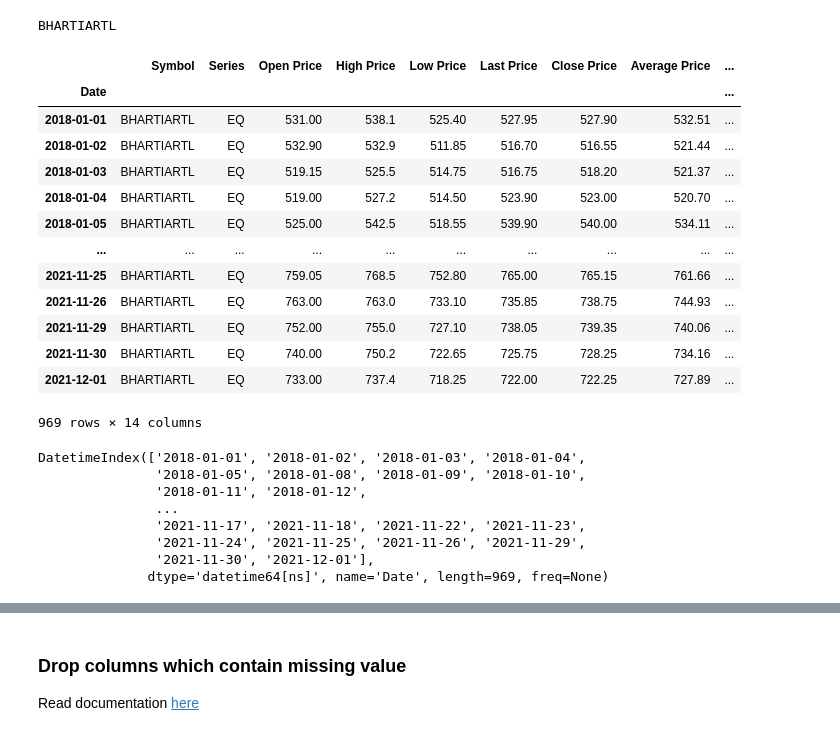
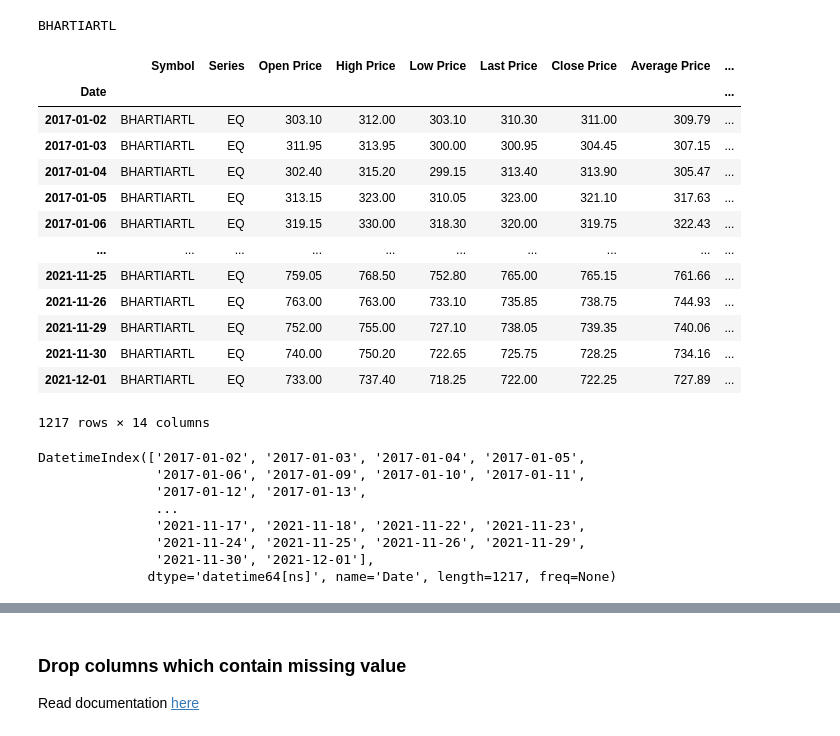
Before and after one commit to Suvraneel/fcc-machine-learning-with-python, a Jupyter notebook: stocksMu.ipynb, the cells around one changed output, grey strips where cells are left out. Drawn from its saved outputs; the diff is of its cells as text; code cells hidden in the pictures.

```diff
--- a/stocksMu.ipynb
+++ b/stocksMu.ipynb
@@ -53,28 +53,28 @@ def convert_date(x,y,z):
 # %%
 from NSEDownload import stocks
 # symbol = input("Enter symbol of stock\n") # Tested : SBIN, AXISBANK, RELIANCE, IOC, BHARTIARTL
 symbol="BHARTIARTL"
-df = stocks.get_data(stockSymbol = symbol, start_date = '1-1-2018', end_date = '01-12-2021')
+df = stocks.get_data(stockSymbol = symbol, start_date = '1-1-2017', end_date = '01-12-2021')
 df = stocks.get_adjusted_data(symbol, df)
 from google.colab import data_table
 data_table.DataTable(df, include_index=True, num_rows_per_page=10)
 # df
 # %% [output]
 BHARTIARTL
 |  | Symbol | Series | Open Price | High Price | Low Price | Last Price | Close Price | Average Price | ... |
 | Date |  |  |  |  |  |  |  |  | ... |
-| 2018-01-01 | BHARTIARTL | EQ | 531.00 | 538.1 | 525.40 | 527.95 | 527.90 | 532.51 | ... |
-| 2018-01-02 | BHARTIARTL | EQ | 532.90 | 532.9 | 511.85 | 516.70 | 516.55 | 521.44 | ... |
-| 2018-01-03 | BHARTIARTL | EQ | 519.15 | 525.5 | 514.75 | 516.75 | 518.20 | 521.37 | ... |
-| 2018-01-04 | BHARTIARTL | EQ | 519.00 | 527.2 | 514.50 | 523.90 | 523.00 | 520.70 | ... |
-| 2018-01-05 | BHARTIARTL | EQ | 525.00 | 542.5 | 518.55 | 539.90 | 540.00 | 534.11 | ... |
+| 2017-01-02 | BHARTIARTL | EQ | 303.10 | 312.00 | 303.10 | 310.30 | 311.00 | 309.79 | ... |
+| 2017-01-03 | BHARTIARTL | EQ | 311.95 | 313.95 | 300.00 | 300.95 | 304.45 | 307.15 | ... |
+| 2017-01-04 | BHARTIARTL | EQ | 302.40 | 315.20 | 299.15 | 313.40 | 313.90 | 305.47 | ... |
+| 2017-01-05 | BHARTIARTL | EQ | 313.15 | 323.00 | 310.05 | 323.00 | 321.10 | 317.63 | ... |
+| 2017-01-06 | BHARTIARTL | EQ | 319.15 | 330.00 | 318.30 | 320.00 | 319.75 | 322.43 | ... |
 | ... | ... | ... | ... | ... | ... | ... | ... | ... | ... |
-| 2021-11-25 | BHARTIARTL | EQ | 759.05 | 768.5 | 752.80 | 765.00 | 765.15 | 761.66 | ... |
-| 2021-11-26 | BHARTIARTL | EQ | 763.00 | 763.0 | 733.10 | 735.85 | 738.75 | 744.93 | ... |
-| 2021-11-29 | BHARTIARTL | EQ | 752.00 | 755.0 | 727.10 | 738.05 | 739.35 | 740.06 | ... |
-| 2021-11-30 | BHARTIARTL | EQ | 740.00 | 750.2 | 722.65 | 725.75 | 728.25 | 734.16 | ... |
-| 2021-12-01 | BHARTIARTL | EQ | 733.00 | 737.4 | 718.25 | 722.00 | 722.25 | 727.89 | ... |
+| 2021-11-25 | BHARTIARTL | EQ | 759.05 | 768.50 | 752.80 | 765.00 | 765.15 | 761.66 | ... |
+| 2021-11-26 | BHARTIARTL | EQ | 763.00 | 763.00 | 733.10 | 735.85 | 738.75 | 744.93 | ... |
+| 2021-11-29 | BHARTIARTL | EQ | 752.00 | 755.00 | 727.10 | 738.05 | 739.35 | 740.06 | ... |
+| 2021-11-30 | BHARTIARTL | EQ | 740.00 | 750.20 | 722.65 | 725.75 | 728.25 | 734.16 | ... |
+| 2021-12-01 | BHARTIARTL | EQ | 733.00 | 737.40 | 718.25 | 722.00 | 722.25 | 727.89 | ... |
-969 rows × 14 columns
+1217 rows × 14 columns
 # %%
 # from datetime import date
 # from jugaad_data.nse import bhavcopy_save, bhavcopy_fo_save
@@ -99,14 +99,14 @@ dataset_train = df
 training_set = dataset_train.iloc[:, 1:2].values
 df.index
 # %% [output]
-DatetimeIndex(['2018-01-01', '2018-01-02', '2018-01-03', '2018-01-04',
-               '2018-01-05', '2018-01-08', '2018-01-09', '2018-01-10',
-               '2018-01-11', '2018-01-12',
+DatetimeIndex(['2017-01-02', '2017-01-03', '2017-01-04', '2017-01-05',
+               '2017-01-06', '2017-01-09', '2017-01-10', '2017-01-11',
+               '2017-01-12', '2017-01-13',
                ...
                '2021-11-17', '2021-11-18', '2021-11-22', '2021-11-23',
                '2021-11-24', '2021-11-25', '2021-11-26', '2021-11-29',
                '2021-11-30', '2021-12-01'],
-              dtype='datetime64[ns]', name='Date', length=969, freq=None)
+              dtype='datetime64[ns]', name='Date', length=1217, freq=None)
 # %%
 print(df.index.min(), df.index.max())
 print(dataset_train.shape)
```
Also changed, not shown: parts of 24 cells of this notebook.
